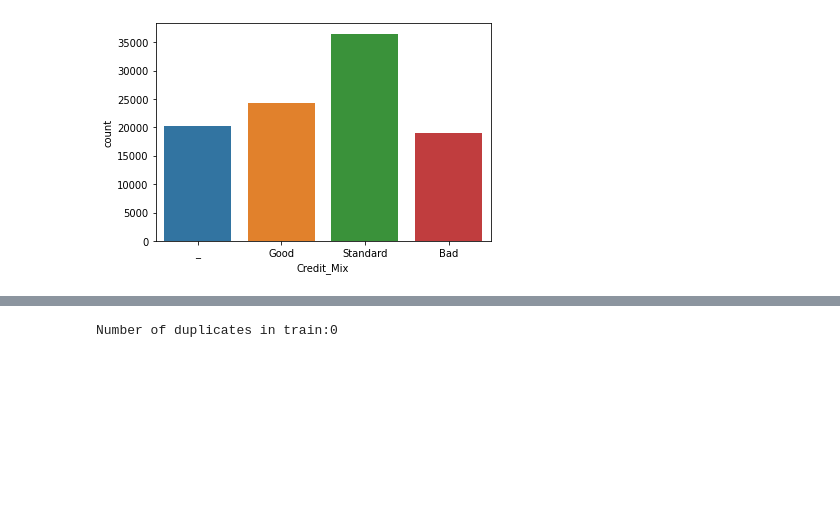
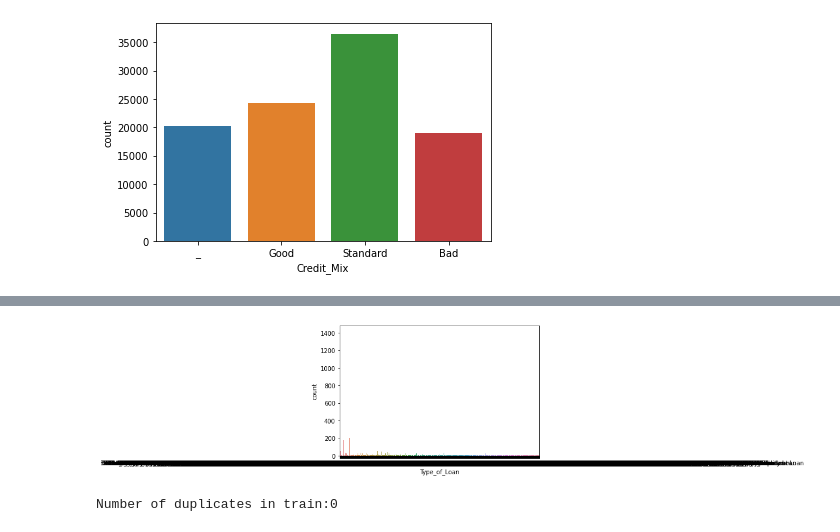
Before and after one commit to earo12/Credit-Score-Classification, a Jupyter notebook: Credit_Score_Classification.ipynb, the cells around one changed output, grey strips where cells are left out. Cells and saved outputs as stored; diff of their text form; code cells hidden in the pictures; blank space fills up the shorter version.

```diff
--- a/Credit_Score_Classification.ipynb
+++ b/Credit_Score_Classification.ipynb
@@ -97,3 +102,8 @@ plt.show()
+# %%
+sns.countplot(df_copy_train['Type_of_Loan'])
+plt.show()
+# %% [output]
+[figure, added]
 # %%
 df_copy_train.drop(['ID', 'Customer_ID', 'Month', 'Name', 'SSN', 'Type_of_Loan', 'Credit_History_Age'], axis = 1, inplace = True)
 # %%
```
Also changed, not shown: parts of 2 cells of this notebook.
